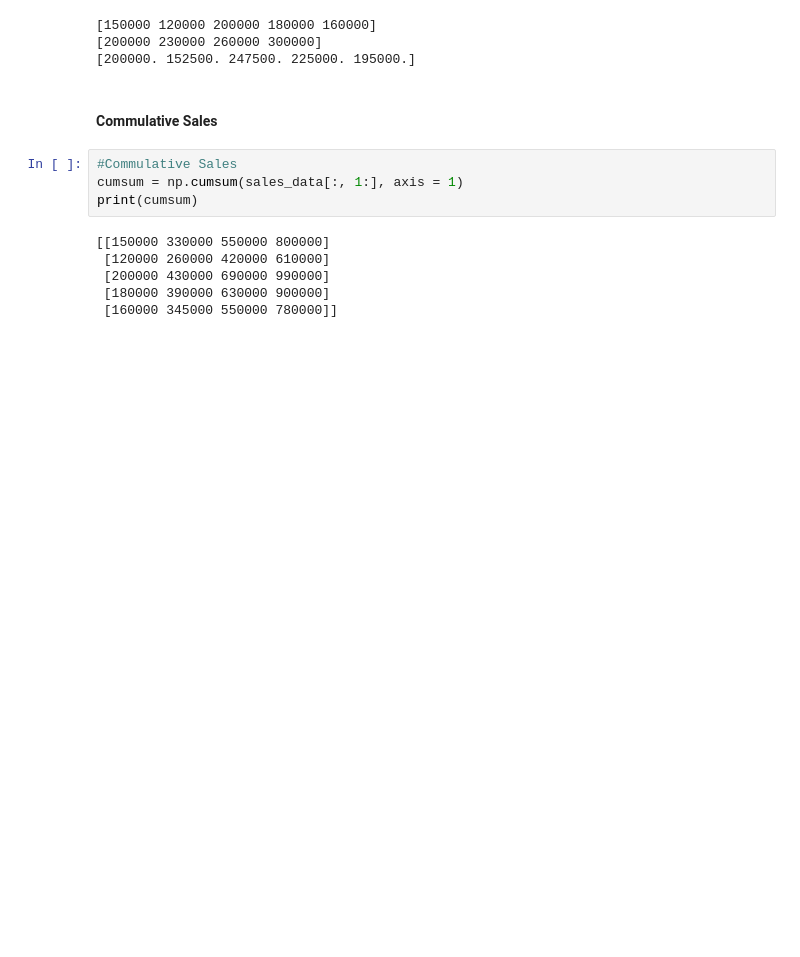
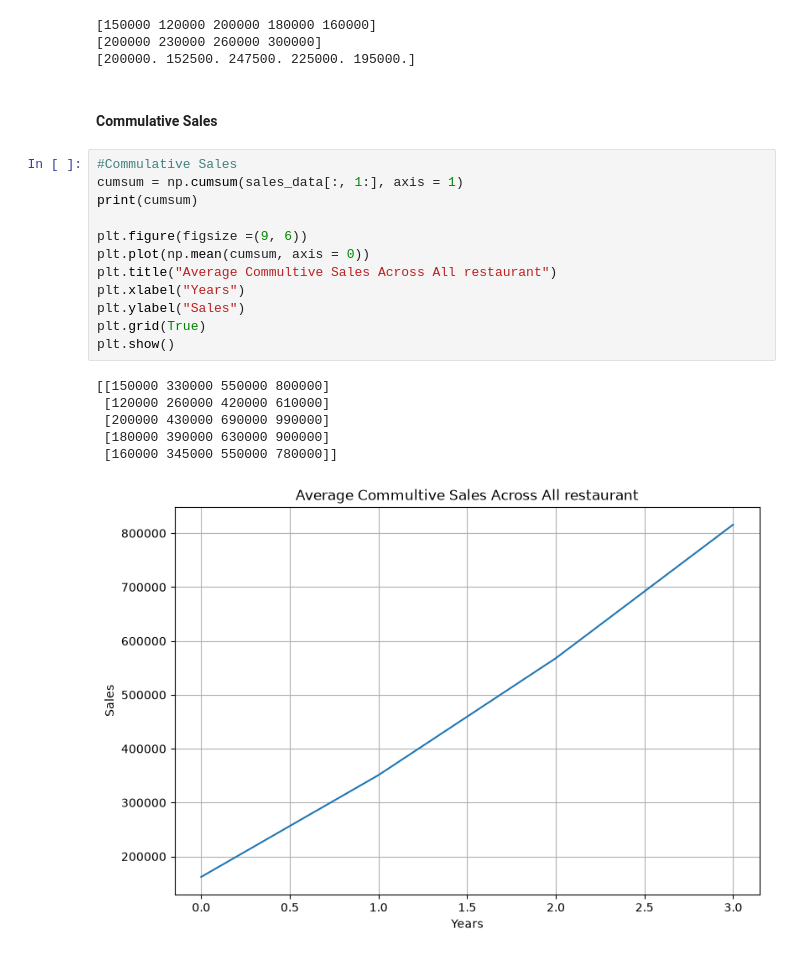
Before and after one commit to MuhammadHassaan06/genai-roadmap, a Jupyter notebook: NumPY/Day3/phase-3.ipynb, the cells around one changed output. Drawn from its saved outputs; the diff is of its cells as text; blank space fills up the shorter version.

```diff
--- a/NumPY/Day3/phase-3.ipynb
+++ b/NumPY/Day3/phase-3.ipynb
@@ -59,10 +59,19 @@ print(avg_sales)
 # %%
 #Commulative Sales
 cumsum = np.cumsum(sales_data[:, 1:], axis = 1)
 print(cumsum)
+
+plt.figure(figsize =(9, 6))
+plt.plot(np.mean(cumsum, axis = 0))
+plt.title("Average Commultive Sales Across All restaurant")
+plt.xlabel("Years")
+plt.ylabel("Sales")
+plt.grid(True)
+plt.show()
 # %% [output]
 [[150000 330000 550000 800000]
  [120000 260000 420000 610000]
  [200000 430000 690000 990000]
  [180000 390000 630000 900000]
  [160000 345000 550000 780000]]
+[figure, added]
```
